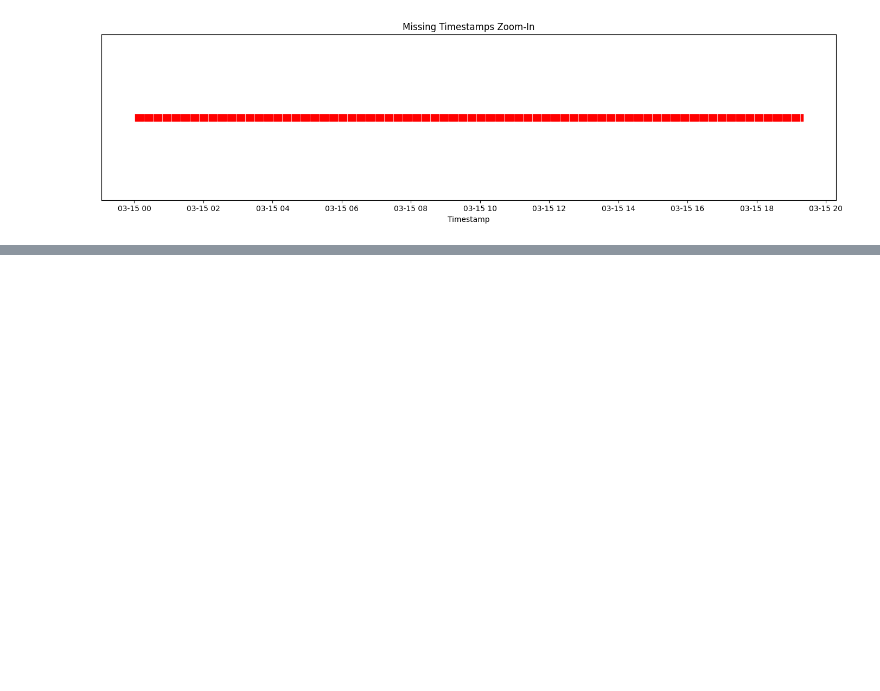
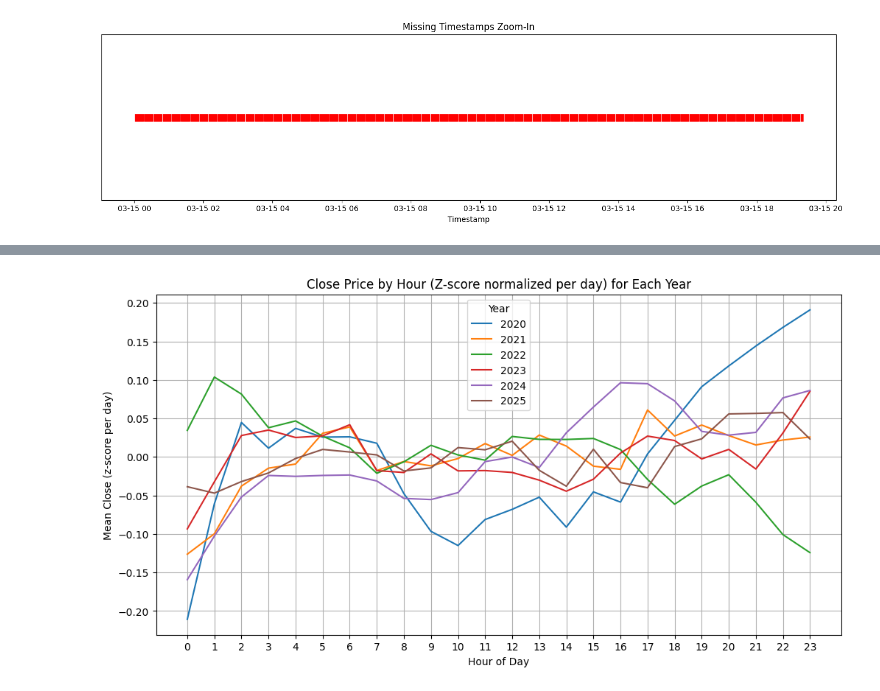
Before and after one commit to jiangfz1997/Bitcoin_Price_Prediction, a Jupyter notebook: notebooks/bitcoin_prediction_LSTM.ipynb, the cells around one changed output, grey strips where cells are left out. Drawn from its saved outputs; the diff is of its cells as text; code cells hidden in the pictures; blank space fills up the shorter version.

```diff
--- a/notebooks/bitcoin_prediction_LSTM.ipynb
+++ b/notebooks/bitcoin_prediction_LSTM.ipynb
@@ -86,0 +314,17 @@ DatetimeIndex([], dtype='datetime64[ns]', freq='min')
+# %%
+grouped = df.groupby(['year', 'hour'])['close_z'].mean().reset_index()
+
+plt.figure(figsize=(12, 6))
+for year in sorted(grouped['year'].unique()):
+    subset = grouped[grouped['year'] == year]
+    plt.plot(subset['hour'], subset['close_z'], label=f'{year}')
+
+plt.title("Close Price by Hour (Z-score normalized per day) for Each Year")
+plt.xlabel("Hour of Day")
+plt.ylabel("Mean Close (z-score per day)")
+plt.grid(True)
+plt.legend(title="Year")
+plt.xticks(range(0, 24))
+plt.show()
+# %% [output]
+[figure, added]
```
Also changed, not shown: parts of 11 cells of this notebook.
